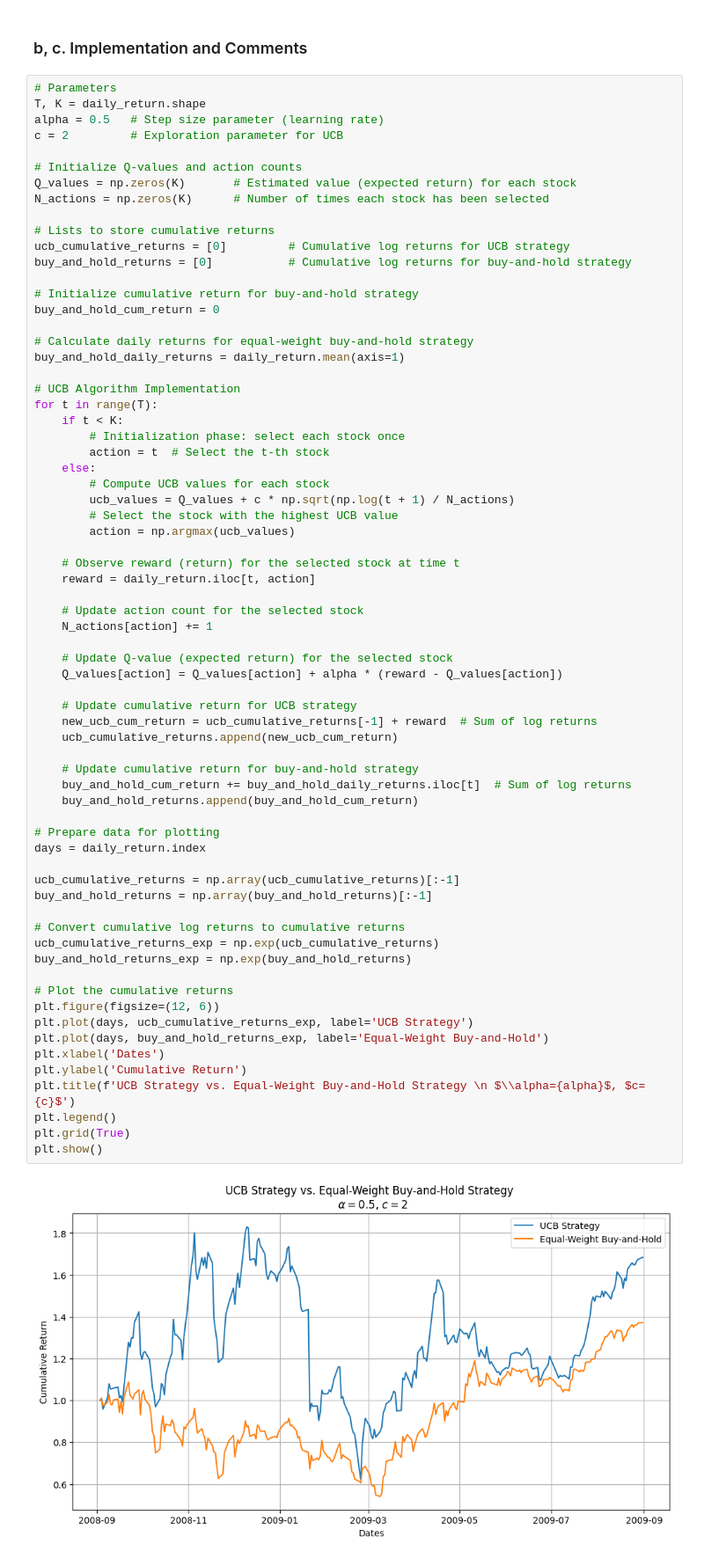
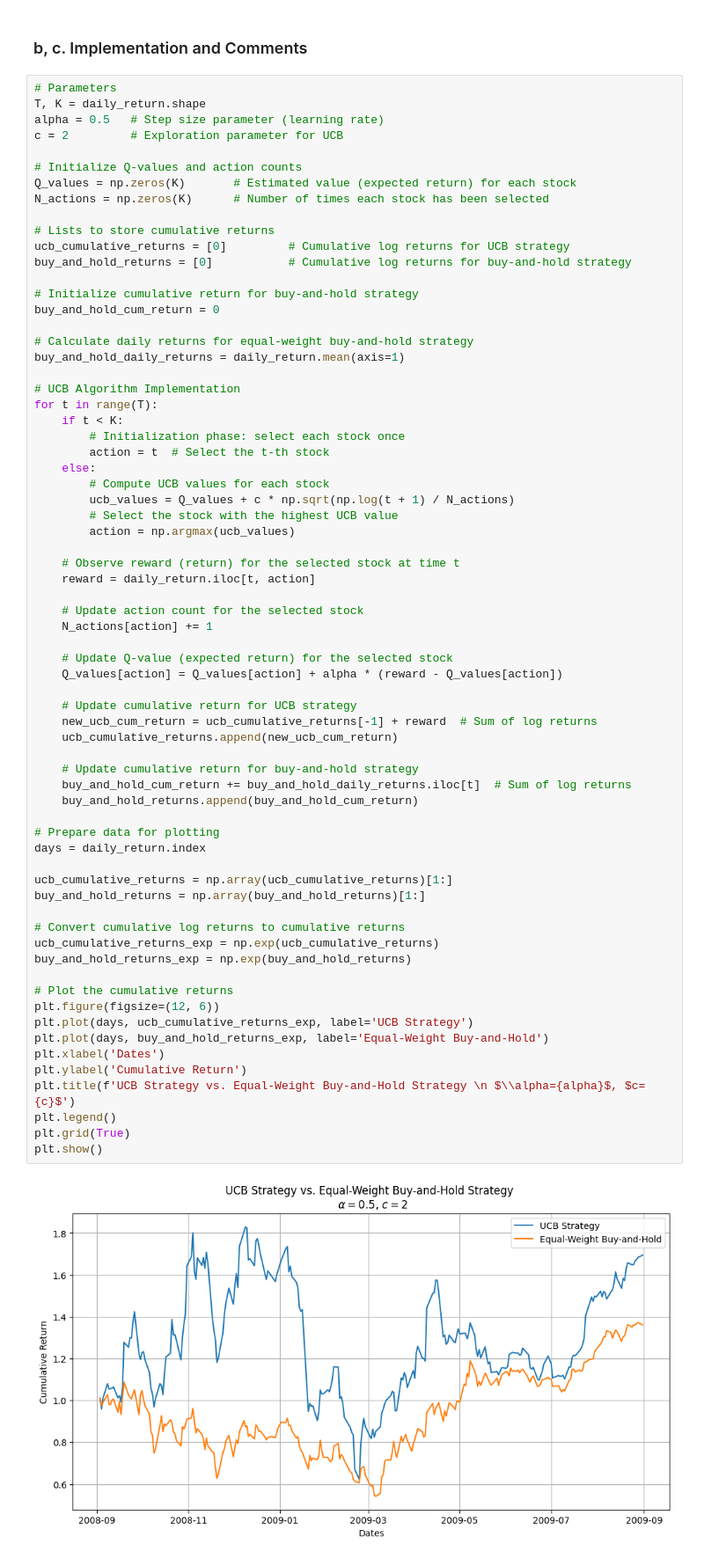
Before and after one commit to adevrent/WQU_DP, a Jupyter notebook: WQU_SM/GWP3/GWP3 Code.ipynb, the cells around one changed output. Shown at 88% size. Drawn from its saved outputs; the diff is of its cells as text.

```diff
--- a/WQU_SM/GWP3/GWP3 Code.ipynb
+++ b/WQU_SM/GWP3/GWP3 Code.ipynb
@@ -200,33 +200,33 @@ for t in range(T):
     # Update Q-value (expected return) for the selected stock
     Q_values[action] = Q_values[action] + alpha * (reward - Q_values[action])
 
     # Update cumulative return for UCB strategy
     new_ucb_cum_return = ucb_cumulative_returns[-1] + reward  # Sum of log returns
     ucb_cumulative_returns.append(new_ucb_cum_return)
 
     # Update cumulative return for buy-and-hold strategy
     buy_and_hold_cum_return += buy_and_hold_daily_returns.iloc[t]  # Sum of log returns
     buy_and_hold_returns.append(buy_and_hold_cum_return)
 
 # Prepare data for plotting
 days = daily_return.index
 
-ucb_cumulative_returns = np.array(ucb_cumulative_returns)[:-1]
-buy_and_hold_returns = np.array(buy_and_hold_returns)[:-1]
+ucb_cumulative_returns = np.array(ucb_cumulative_returns)[1:]
+buy_and_hold_returns = np.array(buy_and_hold_returns)[1:]
 
 # Convert cumulative log returns to cumulative returns
 ucb_cumulative_returns_exp = np.exp(ucb_cumulative_returns)
 buy_and_hold_returns_exp = np.exp(buy_and_hold_returns)
 
 # Plot the cumulative returns
 plt.figure(figsize=(12, 6))
 plt.plot(days, ucb_cumulative_returns_exp, label='UCB Strategy')
 plt.plot(days, buy_and_hold_returns_exp, label='Equal-Weight Buy-and-Hold')
 plt.xlabel('Dates')
 plt.ylabel('Cumulative Return')
 plt.title(f'UCB Strategy vs. Equal-Weight Buy-and-Hold Strategy \n $\\alpha={alpha}$, $c={c}$')
 plt.legend()
 plt.grid(True)
 plt.show()
 # %% [output]
-[figure, old version]
+[figure, new version]
```
Also changed, not shown: parts of 7 cells of this notebook.
